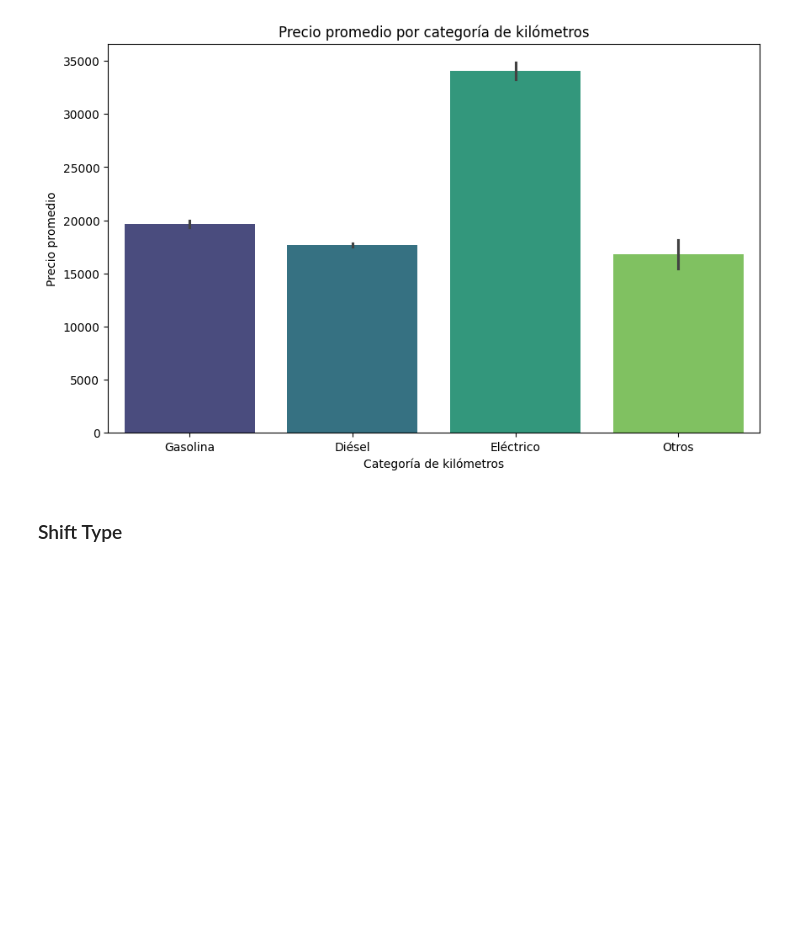
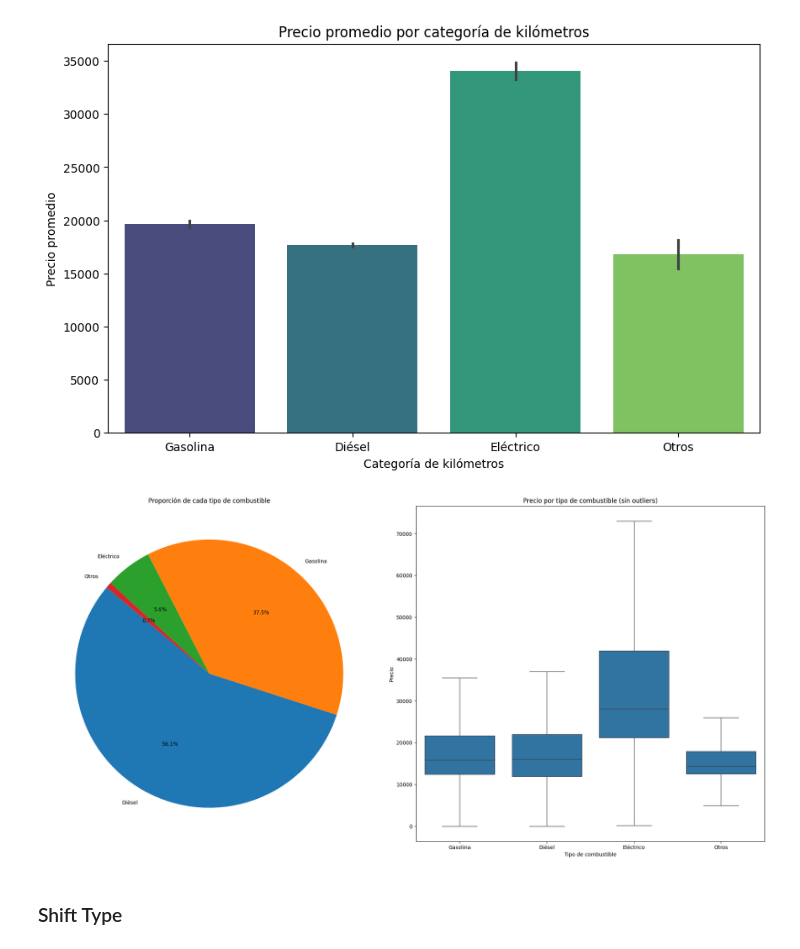
Before and after one commit to Germandcont/SecondHandCars-PricePrediction, a Jupyter notebook: notebooks/cars.ipynb, the cells around one changed output. Saved outputs shown, nothing was run; the diff lists cells and outputs as text; code cells hidden in the pictures; blank space fills up the shorter version.

```diff
--- a/notebooks/cars.ipynb
+++ b/notebooks/cars.ipynb
@@ -377,6 +551,26 @@ Passing `palette` without assigning `hue` is deprecated and will be removed in v
 
   sns.barplot(data=df_final, x='fuel', y='price',palette='viridis')
 [figure]
+# %%
+# Configurar la figura y los subplots
+fig, ax = plt.subplots(1, 2, figsize=(20, 10))
+
+# Gráfico de pastel para la proporción de cada tipo de combustible
+fuel_counts = df_final['fuel'].value_counts(normalize=True)
+ax[0].pie(fuel_counts.values, labels=fuel_counts.index, autopct='%1.1f%%', startangle=140)
+ax[0].set_title('Proporción de cada tipo de combustible')
+
+# Boxplot para mostrar el precio por tipo de combustible sin outliers
+sns.boxplot(x='fuel', y='price', data=df_final, ax=ax[1],showfliers=False)
+ax[1].set_title('Precio por tipo de combustible (sin outliers)')
+ax[1].set_xlabel('Tipo de combustible')
+ax[1].set_ylabel('Precio')
+
+
+plt.tight_layout()
+plt.show()
+# %% [output]
+[figure, added]
 # %% [markdown]
 ### Shift Type
 # %%
```
Also changed, not shown: parts of 33 cells of this notebook, 1 other file.
